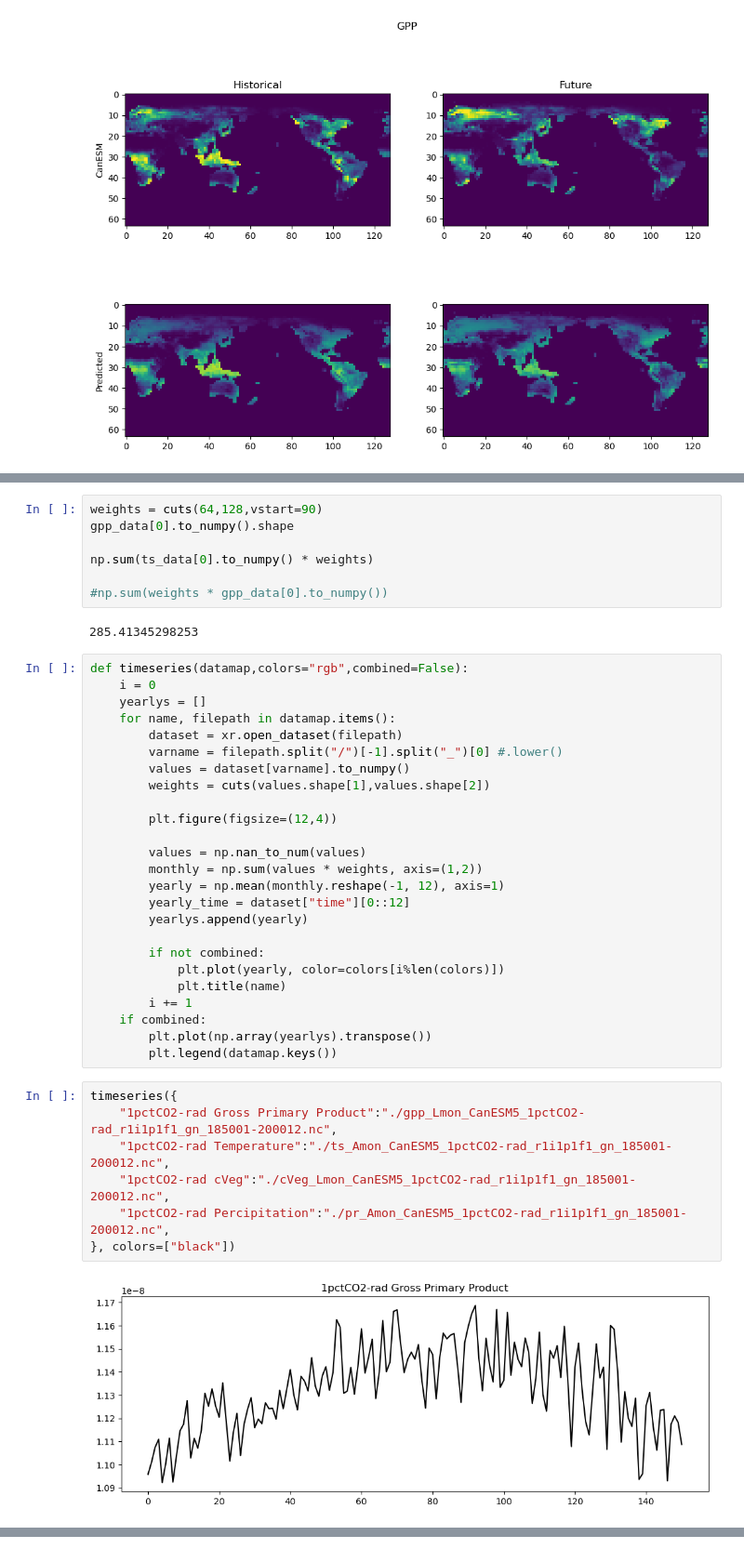
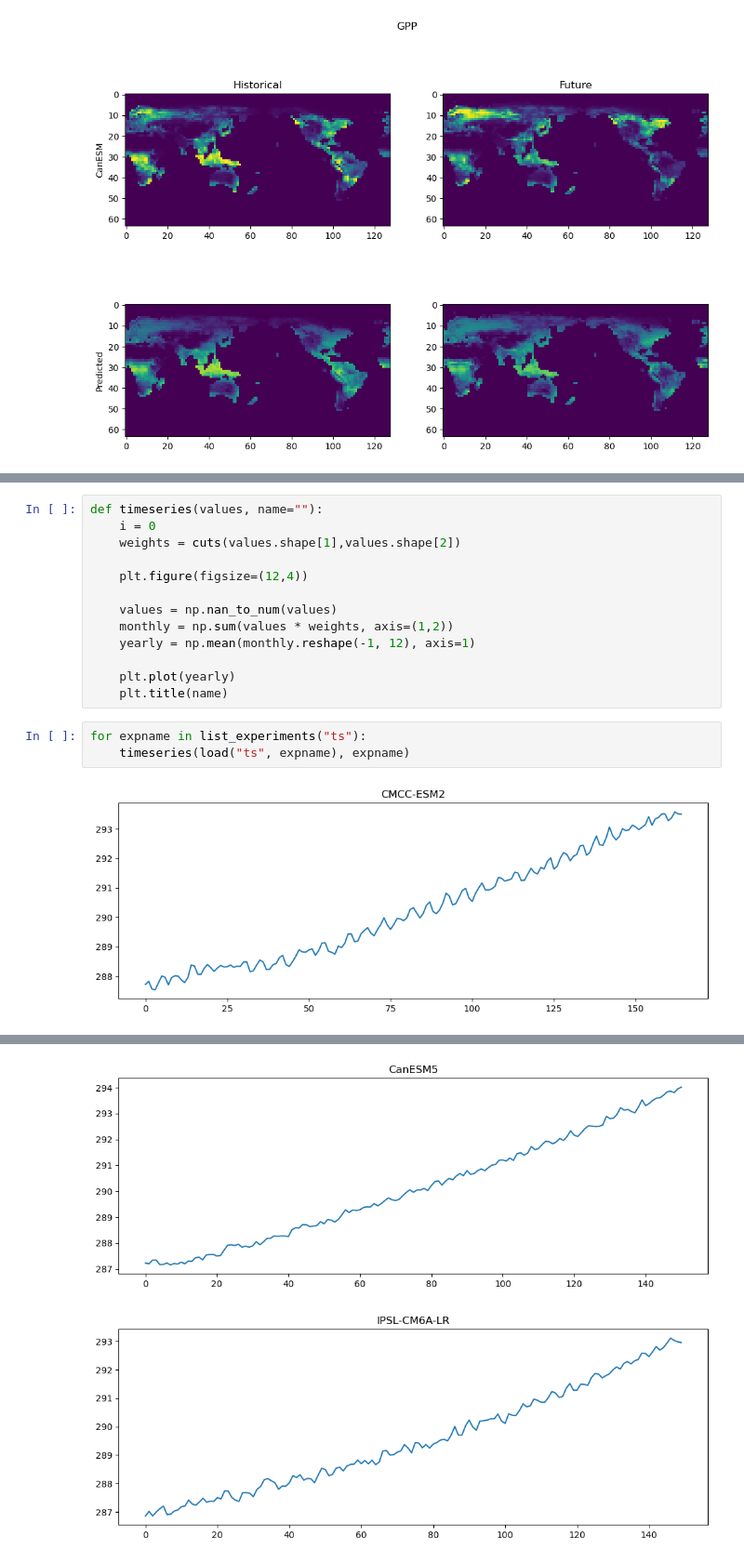
Before and after one commit to ffloof/CMIPscript, a Jupyter notebook: ModelViz.ipynb, the cells around one changed output, grey strips where cells are left out. Shown at 93% size. Saved outputs shown, nothing was run; the diff lists cells and outputs as text.

```diff
--- a/ModelViz.ipynb
+++ b/ModelViz.ipynb
@@ -266,43 +250,18 @@ def cuts(amount_vertical,amount_horizontal,vstart=90):
-# %%
-weights = cuts(64,128,vstart=90)
-gpp_data[0].to_numpy().shape
-
-np.sum(ts_data[0].to_numpy() * weights)
-
-#np.sum(weights * gpp_data[0].to_numpy())
-# %% [output]
-285.41345298253
 # %%
-def timeseries(datamap,colors="rgb",combined=False):
+def timeseries(values, name=""):
     i = 0
-    yearlys = []
-    for name, filepath in datamap.items():
-        dataset = xr.open_dataset(filepath)
-        varname = filepath.split("/")[-1].split("_")[0] #.lower()
-        values = dataset[varname].to_numpy()
-        weights = cuts(values.shape[1],values.shape[2])
+    weights = cuts(values.shape[1],values.shape[2])
 
-        plt.figure(figsize=(12,4))
+    plt.figure(figsize=(12,4))
 
-        values = np.nan_to_num(values)
-        monthly = np.sum(values * weights, axis=(1,2))
-        yearly = np.mean(monthly.reshape(-1, 12), axis=1)
-        yearly_time = dataset["time"][0::12]
-        yearlys.append(yearly)
+    values = np.nan_to_num(values)
+    monthly = np.sum(values * weights, axis=(1,2))
+    yearly = np.mean(monthly.reshape(-1, 12), axis=1)
 
-        if not combined:
-            plt.plot(yearly, color=colors[i%len(colors)])
-            plt.title(name)
-        i += 1
-    if combined:
-        plt.plot(np.array(yearlys).transpose())
-        plt.legend(datamap.keys())
+    plt.plot(yearly)
+    plt.title(name)
 # %%
-timeseries({
-    "1pctCO2-rad Gross Primary Product":"./gpp_Lmon_CanESM5_1pctCO2-rad_r1i1p1f1_gn_185001-200012.nc",
-    "1pctCO2-rad Temperature":"./ts_Amon_CanESM5_1pctCO2-rad_r1i1p1f1_gn_185001-200012.nc",
-    "1pctCO2-rad cVeg":"./cVeg_Lmon_CanESM5_1pctCO2-rad_r1i1p1f1_gn_185001-200012.nc",
-    "1pctCO2-rad Percipitation":"./pr_Amon_CanESM5_1pctCO2-rad_r1i1p1f1_gn_185001-200012.nc",
-}, colors=["black"])
+for expname in list_experiments("ts"):
+    timeseries(load("ts", expname), expname)
 # %% [output]
-[figure, old version]
+[figure, new version]
@@ -311,0 +271,2 @@ timeseries({
+[figure, added]
+[figure, added]
```
Also changed, not shown: parts of 20 cells of this notebook.
